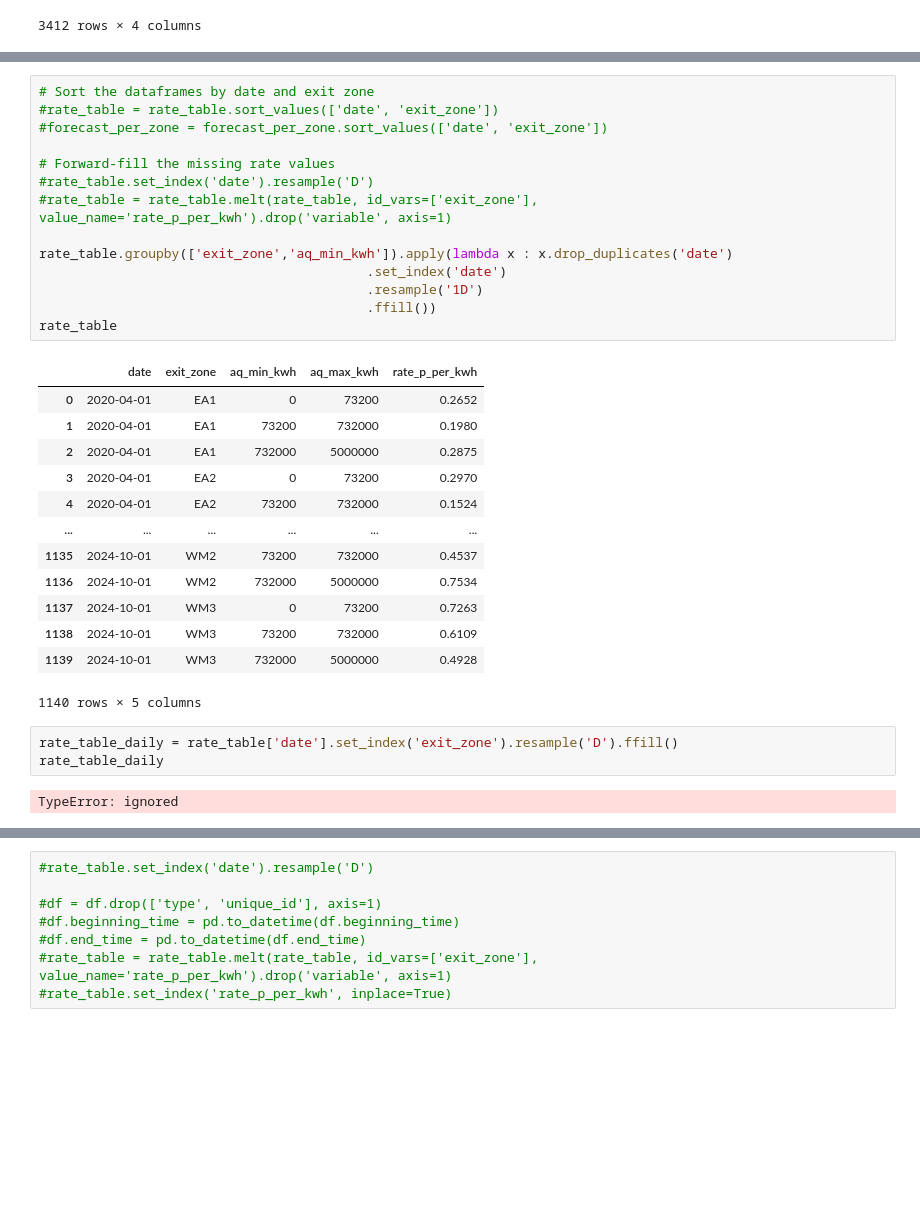
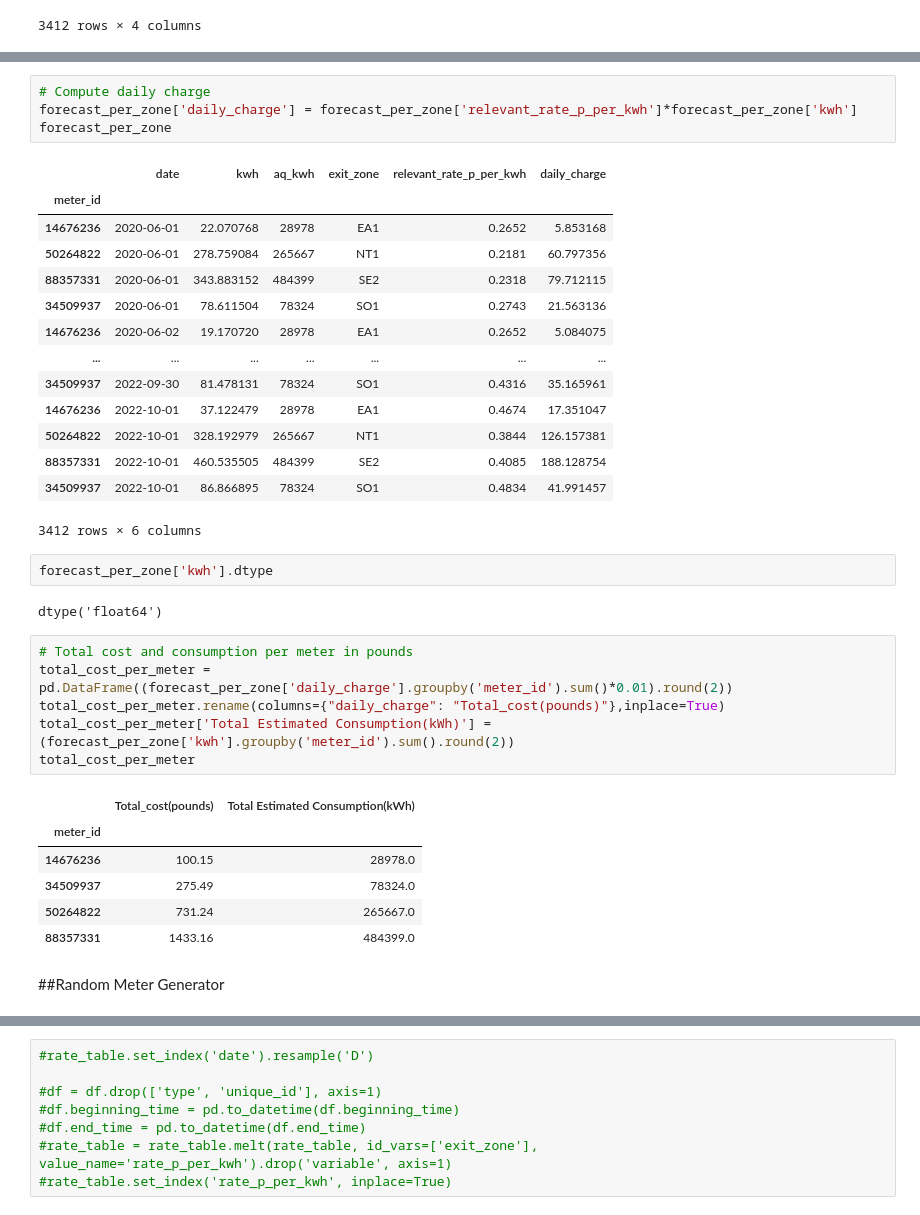
Before and after one commit to kevinvbc/deeproad, a Jupyter notebook: Gorilla_Assignment.ipynb, the cells around one changed output, grey strips where cells are left out. Saved outputs shown, nothing was run; the diff lists cells and outputs as text; blank space fills up the shorter version.

```diff
--- a/Gorilla_Assignment.ipynb
+++ b/Gorilla_Assignment.ipynb
@@ -181,33 +161,38 @@ Streaminguitvoer ingekort tot de laatste 5000 regels.
-# %%
-# Sort the dataframes by date and exit zone
-#rate_table = rate_table.sort_values(['date', 'exit_zone'])
-#forecast_per_zone = forecast_per_zone.sort_values(['date', 'exit_zone'])
-
-# Forward-fill the missing rate values
-#rate_table.set_index('date').resample('D')
-#rate_table = rate_table.melt(rate_table, id_vars=['exit_zone'], value_name='rate_p_per_kwh').drop('variable', axis=1)
-
-rate_table.groupby(['exit_zone','aq_min_kwh']).apply(lambda x : x.drop_duplicates('date')
-                                          .set_index('date')
-                                          .resample('1D')
-                                          .ffill())
-rate_table
-# %% [output]
-|  | date | exit_zone | aq_min_kwh | aq_max_kwh | rate_p_per_kwh |
-| 0 | 2020-04-01 | EA1 | 0 | 73200 | 0.2652 |
-| 1 | 2020-04-01 | EA1 | 73200 | 732000 | 0.1980 |
-| 2 | 2020-04-01 | EA1 | 732000 | 5000000 | 0.2875 |
-| 3 | 2020-04-01 | EA2 | 0 | 73200 | 0.2970 |
-| 4 | 2020-04-01 | EA2 | 73200 | 732000 | 0.1524 |
-| ... | ... | ... | ... | ... | ... |
-| 1135 | 2024-10-01 | WM2 | 73200 | 732000 | 0.4537 |
-| 1136 | 2024-10-01 | WM2 | 732000 | 5000000 | 0.7534 |
-| 1137 | 2024-10-01 | WM3 | 0 | 73200 | 0.7263 |
-| 1138 | 2024-10-01 | WM3 | 73200 | 732000 | 0.6109 |
-| 1139 | 2024-10-01 | WM3 | 732000 | 5000000 | 0.4928 |
-1140 rows × 5 columns
-# %%
-rate_table_daily = rate_table['date'].set_index('exit_zone').resample('D').ffill()
-rate_table_daily
-# %% [output]
-TypeError: ignored
+# %%
+# Compute daily charge
+forecast_per_zone['daily_charge'] = forecast_per_zone['relevant_rate_p_per_kwh']*forecast_per_zone['kwh']
+forecast_per_zone
+# %% [output]
+|  | date | kwh | aq_kwh | exit_zone | relevant_rate_p_per_kwh | daily_charge |
+| meter_id |  |  |  |  |  |  |
+| 14676236 | 2020-06-01 | 22.070768 | 28978 | EA1 | 0.2652 | 5.853168 |
+| 50264822 | 2020-06-01 | 278.759084 | 265667 | NT1 | 0.2181 | 60.797356 |
+| 88357331 | 2020-06-01 | 343.883152 | 484399 | SE2 | 0.2318 | 79.712115 |
+| 34509937 | 2020-06-01 | 78.611504 | 78324 | SO1 | 0.2743 | 21.563136 |
+| 14676236 | 2020-06-02 | 19.170720 | 28978 | EA1 | 0.2652 | 5.084075 |
+| ... | ... | ... | ... | ... | ... | ... |
+| 34509937 | 2022-09-30 | 81.478131 | 78324 | SO1 | 0.4316 | 35.165961 |
+| 14676236 | 2022-10-01 | 37.122479 | 28978 | EA1 | 0.4674 | 17.351047 |
+| 50264822 | 2022-10-01 | 328.192979 | 265667 | NT1 | 0.3844 | 126.157381 |
+| 88357331 | 2022-10-01 | 460.535505 | 484399 | SE2 | 0.4085 | 188.128754 |
+| 34509937 | 2022-10-01 | 86.866895 | 78324 | SO1 | 0.4834 | 41.991457 |
+3412 rows × 6 columns
+# %%
+forecast_per_zone['kwh'].dtype
+# %% [output]
+dtype('float64')
+# %%
+# Total cost and consumption per meter in pounds
+total_cost_per_meter =  pd.DataFrame((forecast_per_zone['daily_charge'].groupby('meter_id').sum()*0.01).round(2))
+total_cost_per_meter.rename(columns={"daily_charge": "Total_cost(pounds)"},inplace=True)
+total_cost_per_meter['Total Estimated Consumption(kWh)'] = (forecast_per_zone['kwh'].groupby('meter_id').sum().round(2))
+total_cost_per_meter
+# %% [output]
+|  | Total_cost(pounds) | Total Estimated Consumption(kWh) |
+| meter_id |  |  |
+| 14676236 | 100.15 | 28978.0 |
+| 34509937 | 275.49 | 78324.0 |
+| 50264822 | 731.24 | 265667.0 |
+| 88357331 | 1433.16 | 484399.0 |
+# %% [markdown]
+##Random Meter Generator
```
Also changed, not shown: parts of 12 cells of this notebook.
